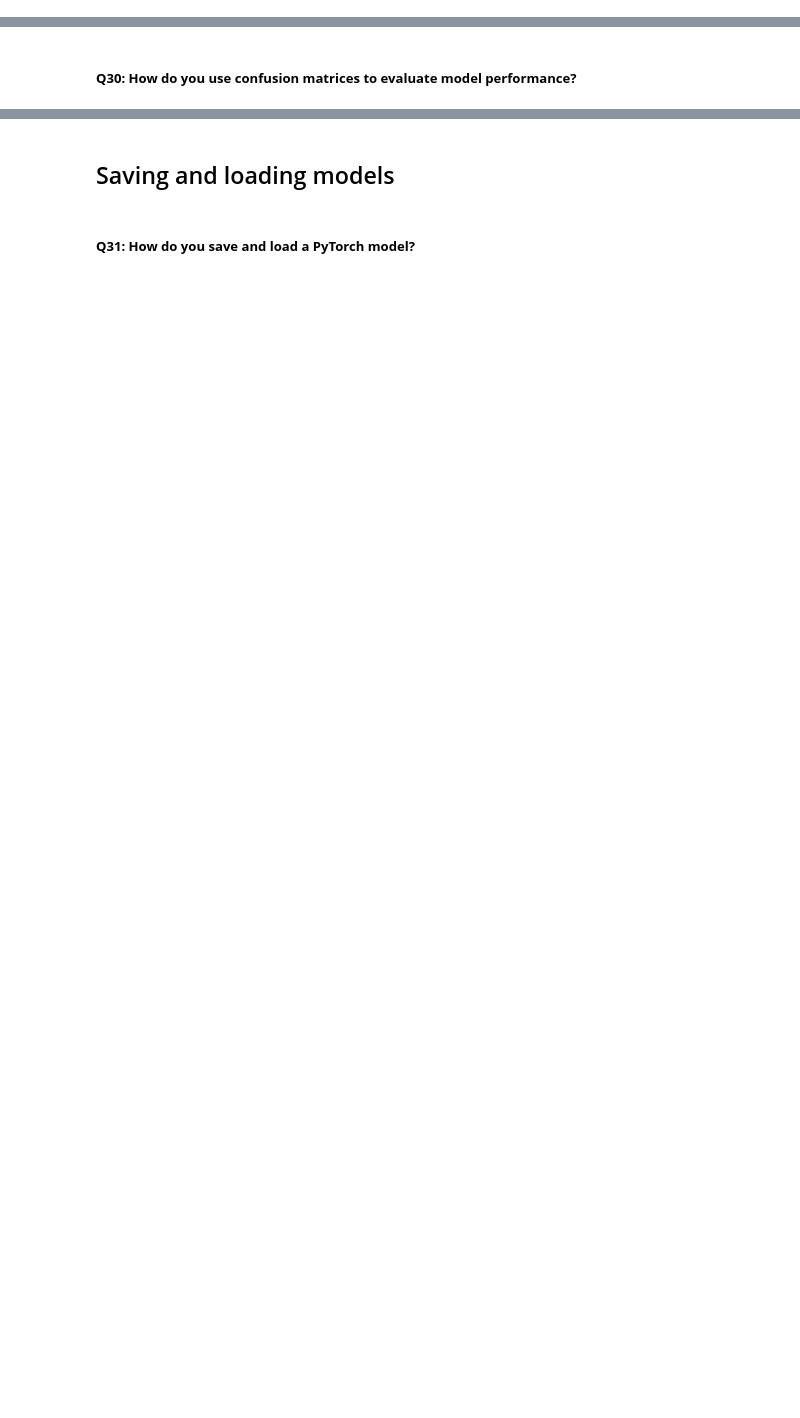
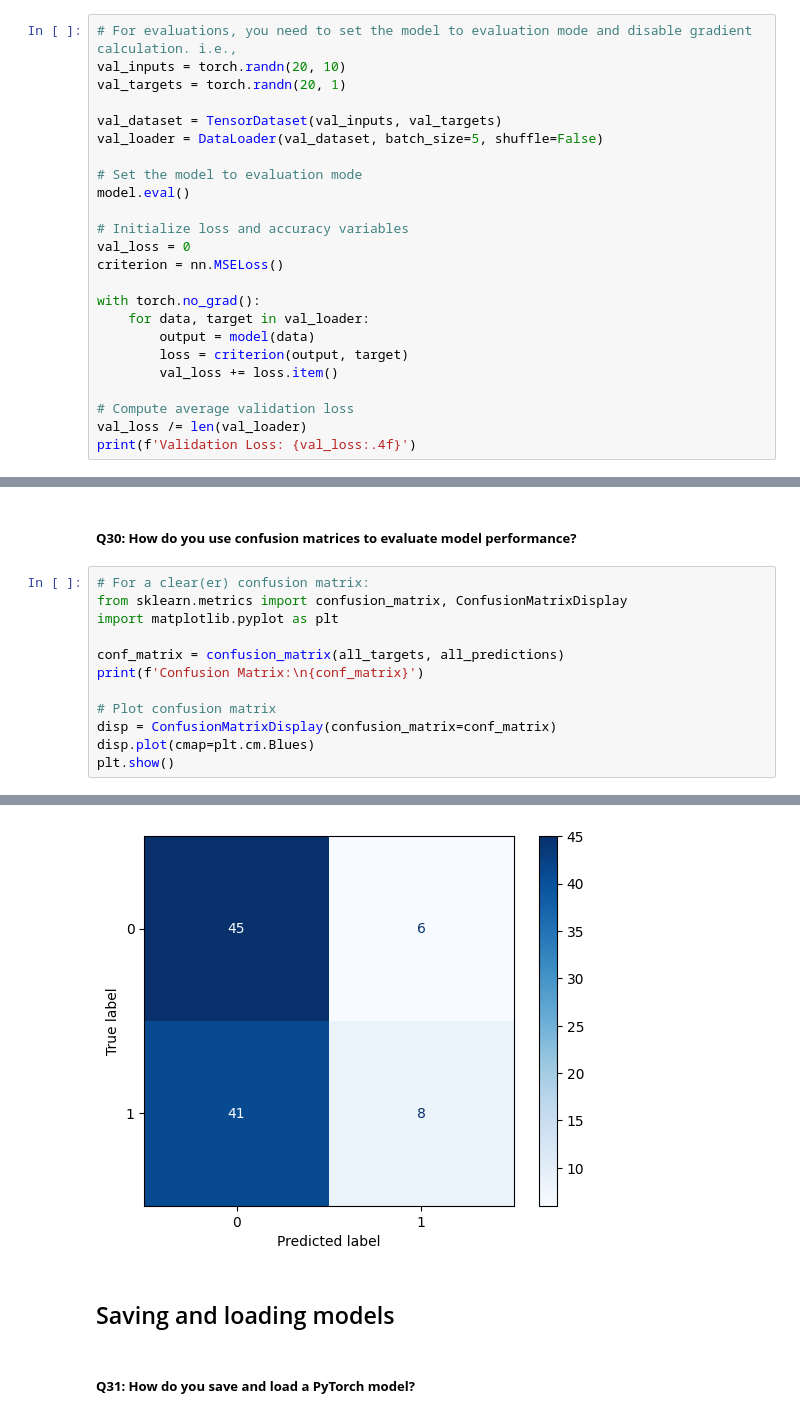
Before and after one commit to fellmir/pyTorchBasis, a Jupyter notebook: 00-basic-examples/example1/01-notebooks/01_intro_to_pytorch.ipynb, the cells around one changed output, grey strips where cells are left out. Cells and saved outputs as stored; diff of their text form; blank space fills up the shorter version.

```diff
--- a/00-basic-examples/example1/01-notebooks/01_intro_to_pytorch.ipynb
+++ b/00-basic-examples/example1/01-notebooks/01_intro_to_pytorch.ipynb
@@ -1075,3 +1316,27 @@ ComplexNN(
 ## Evaluation and inference
 # %% [markdown]
 ##### **Q26: How do you evaluate your model's performance and make predictions on new data?**
+# %%
+# For evaluations, you need to set the model to evaluation mode and disable gradient calculation. i.e.,
+val_inputs = torch.randn(20, 10)
+val_targets = torch.randn(20, 1)
+
+val_dataset = TensorDataset(val_inputs, val_targets)
+val_loader = DataLoader(val_dataset, batch_size=5, shuffle=False)
+
+# Set the model to evaluation mode
+model.eval()
+
+# Initialize loss and accuracy variables
+val_loss = 0
+criterion = nn.MSELoss()
+
+with torch.no_grad():
+    for data, target in val_loader:
+        output = model(data)
+        loss = criterion(output, target)
+        val_loss += loss.item()
+
+# Compute average validation loss
+val_loss /= len(val_loader)
+print(f'Validation Loss: {val_loss:.4f}')
@@ -1084,2 +1523,15 @@ ComplexNN(
 # %% [markdown]
 ##### **Q30: How do you use confusion matrices to evaluate model performance?**
+# %%
+# For a clear(er) confusion matrix:
+from sklearn.metrics import confusion_matrix, ConfusionMatrixDisplay
+import matplotlib.pyplot as plt
+
+conf_matrix = confusion_matrix(all_targets, all_predictions)
+print(f'Confusion Matrix:\n{conf_matrix}')
+
+# Plot confusion matrix
+disp = ConfusionMatrixDisplay(confusion_matrix=conf_matrix)
+disp.plot(cmap=plt.cm.Blues)
+plt.show()
+# %% [output]
@@ -1086,3 +1541,4 @@ ComplexNN(
+[figure, added]
 # %% [markdown]
 ## Saving and loading models
 # %% [markdown]
```
Also changed, not shown: parts of 54 cells of this notebook.
